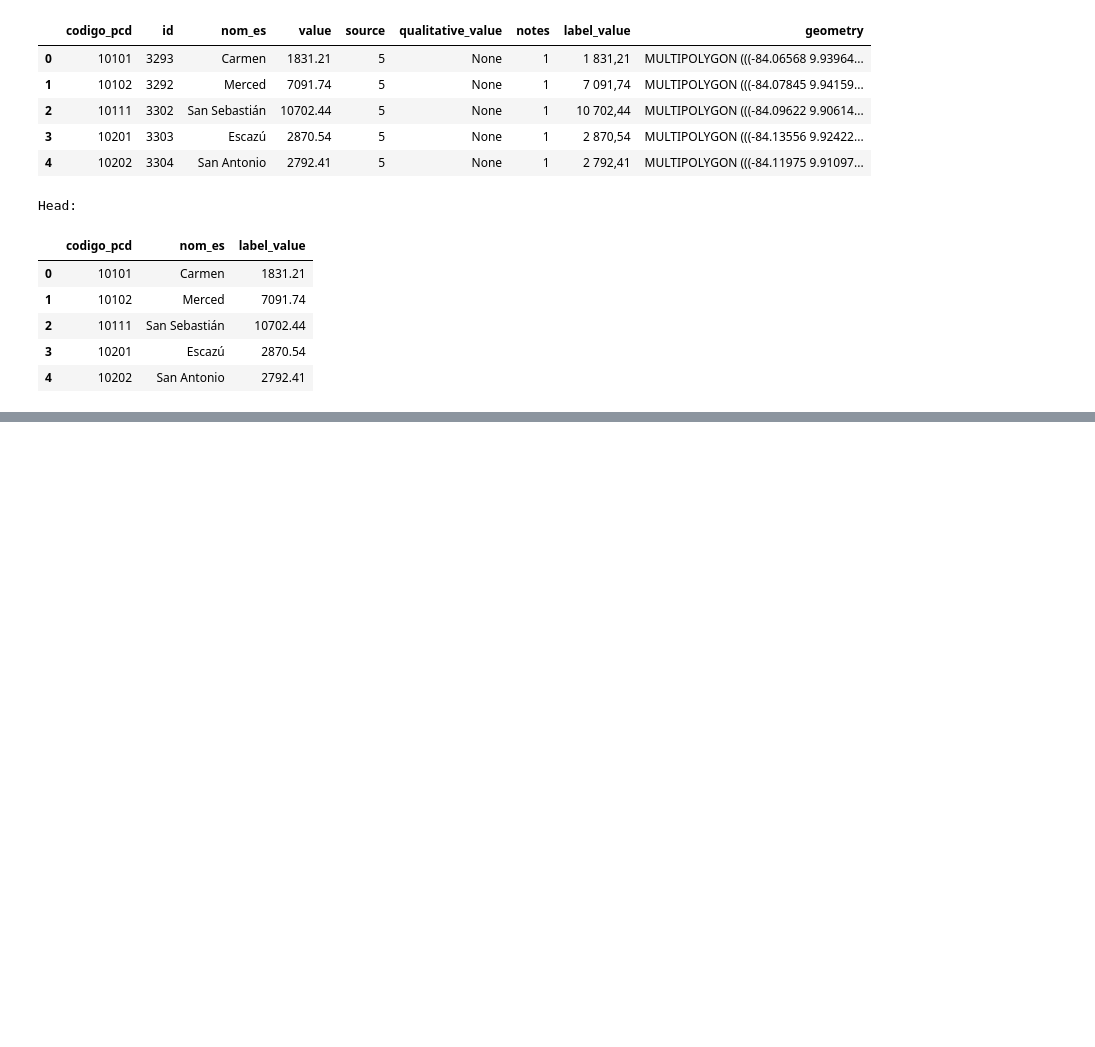
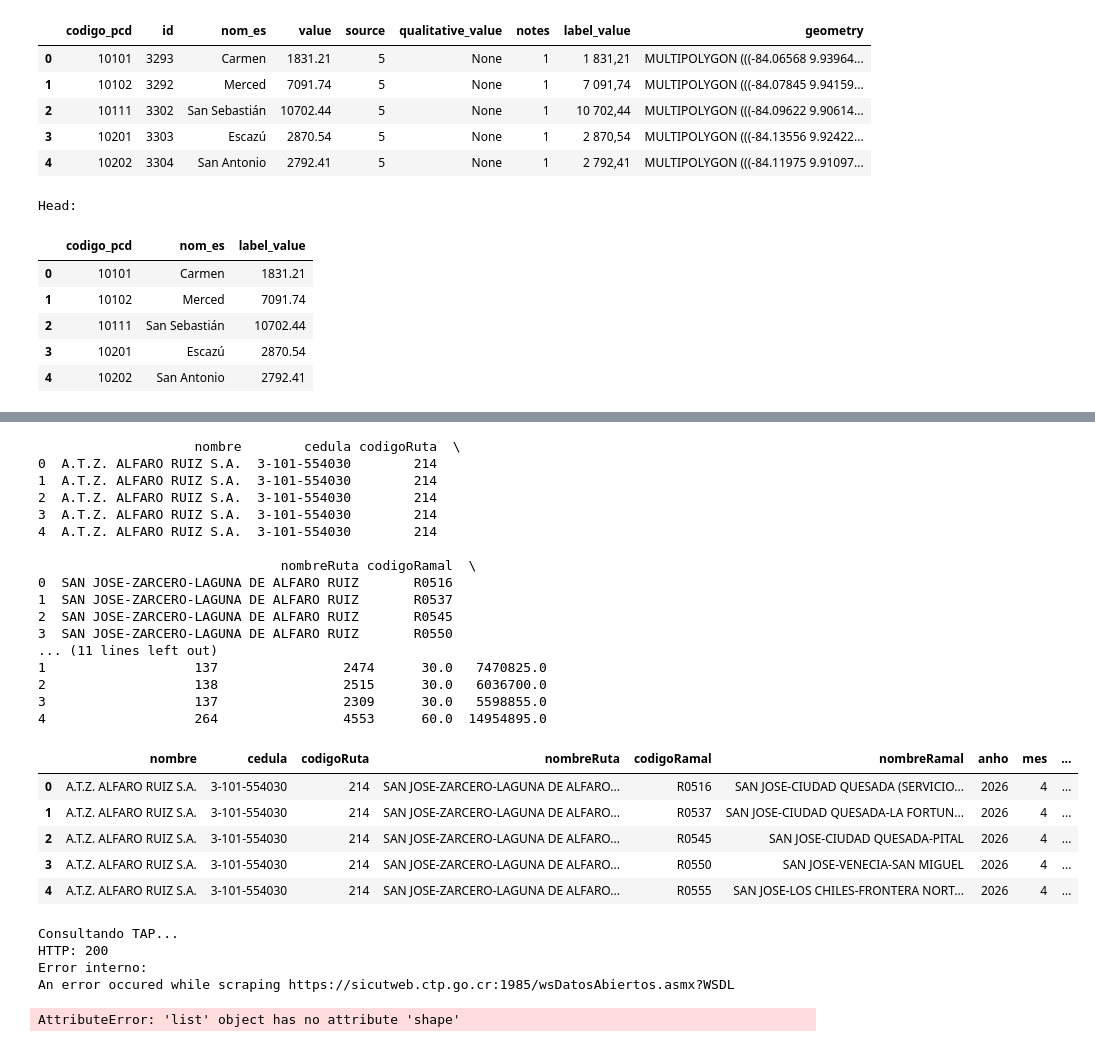
Before and after one commit to EdgarChVi/VolumenDatos, a Jupyter notebook: plote.ipynb, the cells around one changed output, grey strips where cells are left out. Cells and saved outputs as stored; diff of their text form; code cells hidden in the pictures; blank space fills up the shorter version.

```diff
--- a/plote.ipynb
+++ b/plote.ipynb
@@ -245,0 +427,27 @@ Máximo: 29359.8
+# %%
+print(df_autobus.head())
+display(df_autobus.head())
+# %% [output]
+                    nombre        cedula codigoRuta  \
+0  A.T.Z. ALFARO RUIZ S.A.  3-101-554030        214
+1  A.T.Z. ALFARO RUIZ S.A.  3-101-554030        214
+2  A.T.Z. ALFARO RUIZ S.A.  3-101-554030        214
+3  A.T.Z. ALFARO RUIZ S.A.  3-101-554030        214
+4  A.T.Z. ALFARO RUIZ S.A.  3-101-554030        214
+
+                               nombreRuta codigoRamal  \
+0  SAN JOSE-ZARCERO-LAGUNA DE ALFARO RUIZ       R0516
+1  SAN JOSE-ZARCERO-LAGUNA DE ALFARO RUIZ       R0537
+2  SAN JOSE-ZARCERO-LAGUNA DE ALFARO RUIZ       R0545
+3  SAN JOSE-ZARCERO-LAGUNA DE ALFARO RUIZ       R0550
+... (11 lines left out)
+1                   137                2474      30.0   7470825.0
+2                   138                2515      30.0   6036700.0
+3                   137                2309      30.0   5598855.0
+4                   264                4553      60.0  14954895.0
+|  | nombre | cedula | codigoRuta | nombreRuta | codigoRamal | nombreRamal | anho | mes | ... |
+| 0 | A.T.Z. ALFARO RUIZ S.A. | 3-101-554030 | 214 | SAN JOSE-ZARCERO-LAGUNA DE ALFARO... | R0516 | SAN JOSE-CIUDAD QUESADA (SERVICIO... | 2026 | 4 | ... |
+| 1 | A.T.Z. ALFARO RUIZ S.A. | 3-101-554030 | 214 | SAN JOSE-ZARCERO-LAGUNA DE ALFARO... | R0537 | SAN JOSE-CIUDAD QUESADA-LA FORTUN... | 2026 | 4 | ... |
+| 2 | A.T.Z. ALFARO RUIZ S.A. | 3-101-554030 | 214 | SAN JOSE-ZARCERO-LAGUNA DE ALFARO... | R0545 | SAN JOSE-CIUDAD QUESADA-PITAL | 2026 | 4 | ... |
+| 3 | A.T.Z. ALFARO RUIZ S.A. | 3-101-554030 | 214 | SAN JOSE-ZARCERO-LAGUNA DE ALFARO... | R0550 | SAN JOSE-VENECIA-SAN MIGUEL | 2026 | 4 | ... |
+| 4 | A.T.Z. ALFARO RUIZ S.A. | 3-101-554030 | 214 | SAN JOSE-ZARCERO-LAGUNA DE ALFARO... | R0555 | SAN JOSE-LOS CHILES-FRONTERA NORT... | 2026 | 4 | ... |
@@ -245,0 +528,18 @@ Máximo: 29359.8
+# %%
+df_temp = consultar_clase_taxi("TAP")
+
+if df_temp is not None:
+    dfs.append(df_temp)
+# %% [output]
+Consultando TAP...
+HTTP: 200
+Error interno:
+An error occured while scraping https://sicutweb.ctp.go.cr:1985/wsDatosAbiertos.asmx?WSDL
+# %%
+if len(dfs) > 0:
+    df_combined = pd.concat(dfs, ignore_index=True)
+    print("Shape:", df_combined.shape)
+else:
+    print("No dataframes in dfs list")
+# %% [output]
+AttributeError: 'list' object has no attribute 'shape'
```
Also changed, not shown: parts of 14 cells of this notebook, 2 other files.
